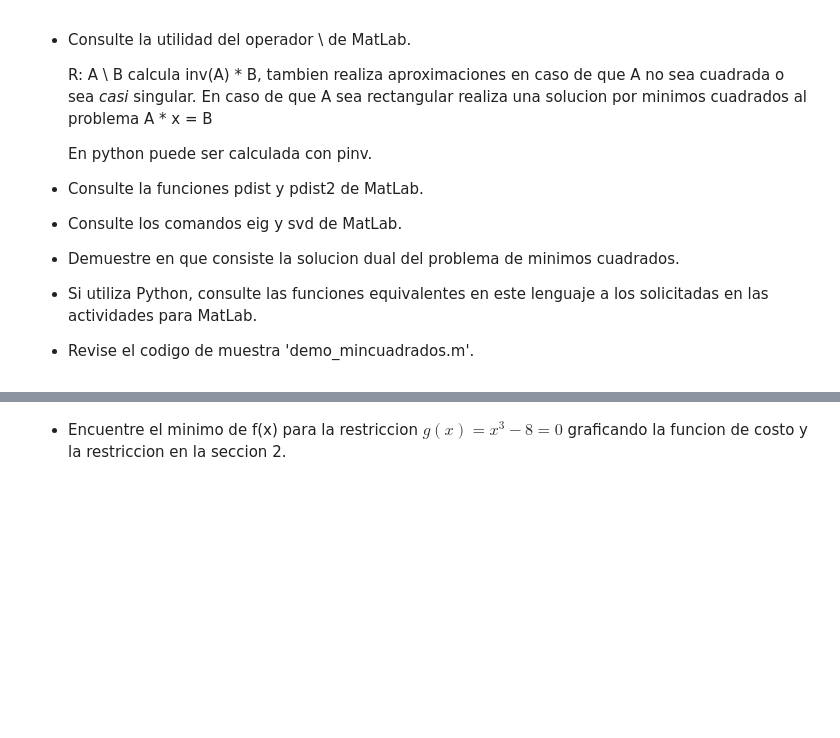
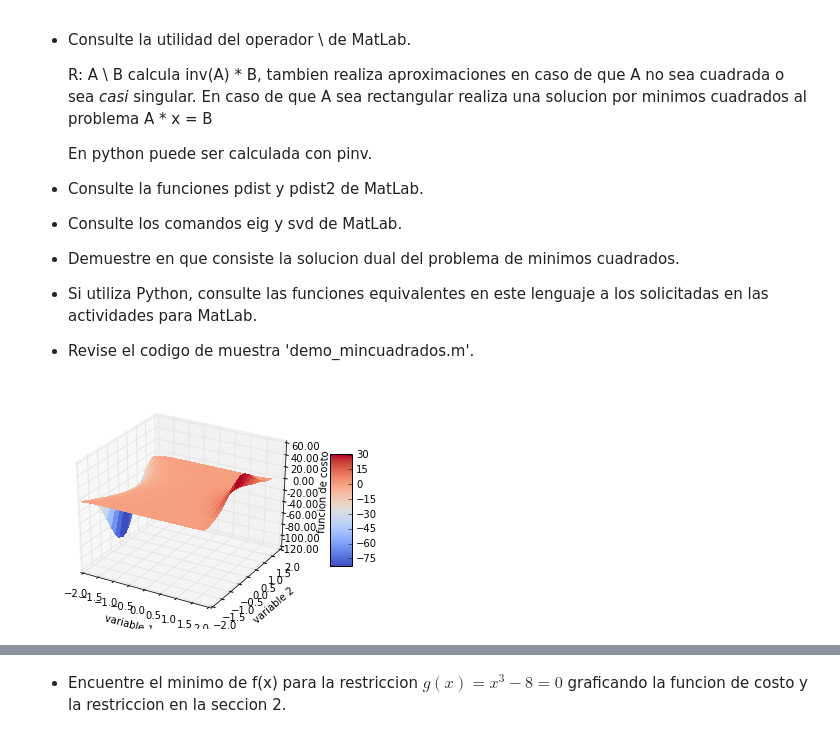
Before and after one commit to pin3da/data-science, a Jupyter notebook: Lab2.ipynb, the cells around one changed output, grey strips where cells are left out. Saved outputs shown, nothing was run; the diff lists cells and outputs as text; code cells hidden in the pictures; blank space fills up the shorter version.

```diff
--- a/Lab2.ipynb
+++ b/Lab2.ipynb
@@ -57,3 +57,39 @@ Manuel Felipe Pineda
 - Si utiliza Python, consulte las funciones equivalentes en este lenguaje a los solicitadas en las actividades para MatLab.
 
 - Revise el codigo de muestra 'demo_mincuadrados.m'.
+# %%
+%matplotlib inline
+
+from mpl_toolkits.mplot3d import Axes3D
+from matplotlib import cm
+from matplotlib.ticker import LinearLocator, FormatStrFormatter
+import matplotlib.pyplot as plt
+import numpy as np
+
+
+fig = plt.figure()
+ax = fig.gca(projection='3d')
+
+
+x = np.arange(-2, 2, 0.2)
+y = np.arange(-2, 2, 0.2)
+xx, yy = np.meshgrid(x, y, sparse=True)
+z = np.multiply(xx, np.exp(xx ** 2 - yy ** 2))
+
+# h = plt.contourf(x,y,z)
+
+surf = ax.plot_surface(xx, yy, z, rstride=1, cstride=1,
+                       cmap=cm.coolwarm, linewidth=0, antialiased=False)
+
+ax.zaxis.set_major_locator(LinearLocator(10))
+ax.zaxis.set_major_formatter(FormatStrFormatter('%.02f'))
+
+fig.colorbar(surf, shrink=0.5, aspect=5)
+
+ax.set_xlabel('variable 1')
+ax.set_ylabel('variable 2')
+ax.set_zlabel('funcion de costo')
+
+plt.show()
+# %% [output]
+[figure, added]
```
Also changed, not shown: parts of 1 cell of this notebook.
